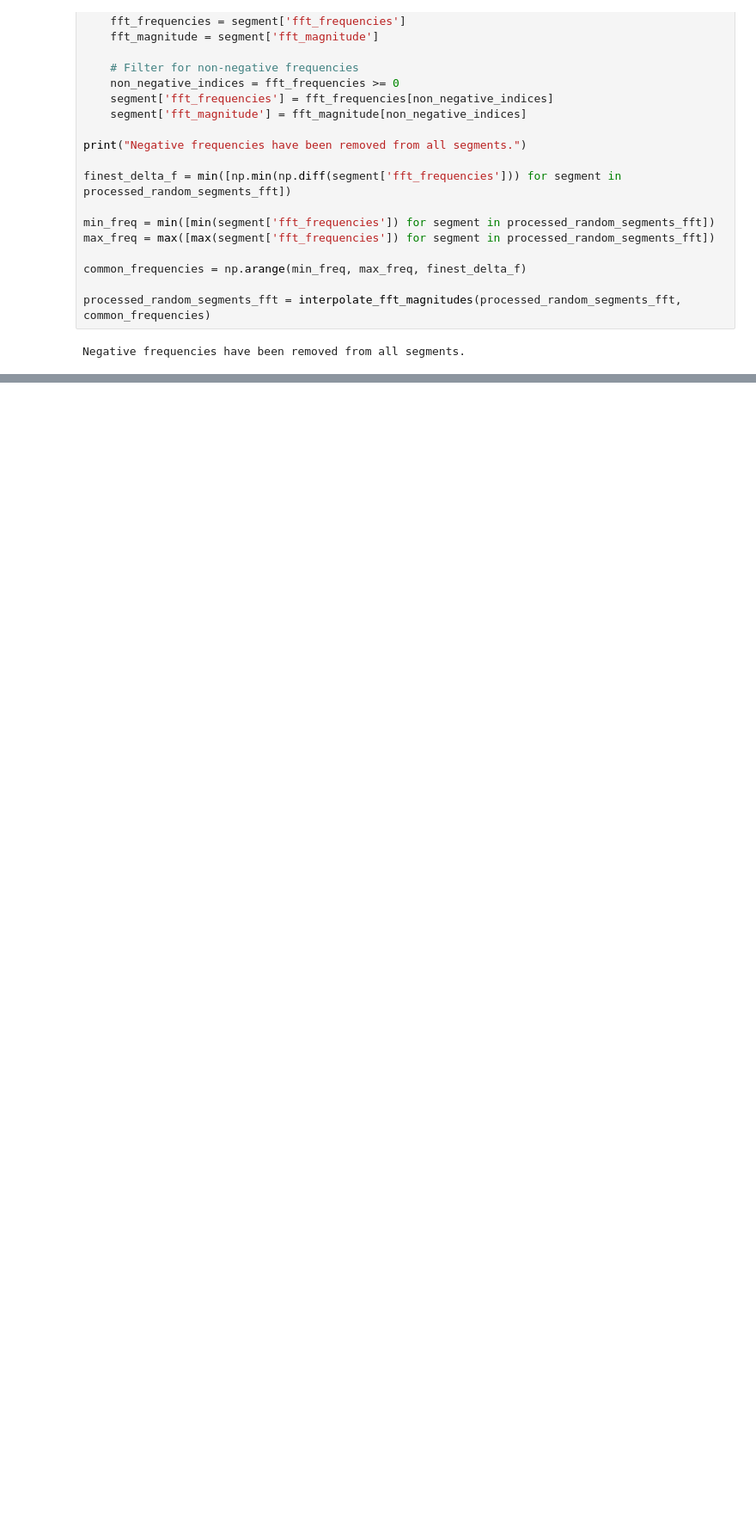
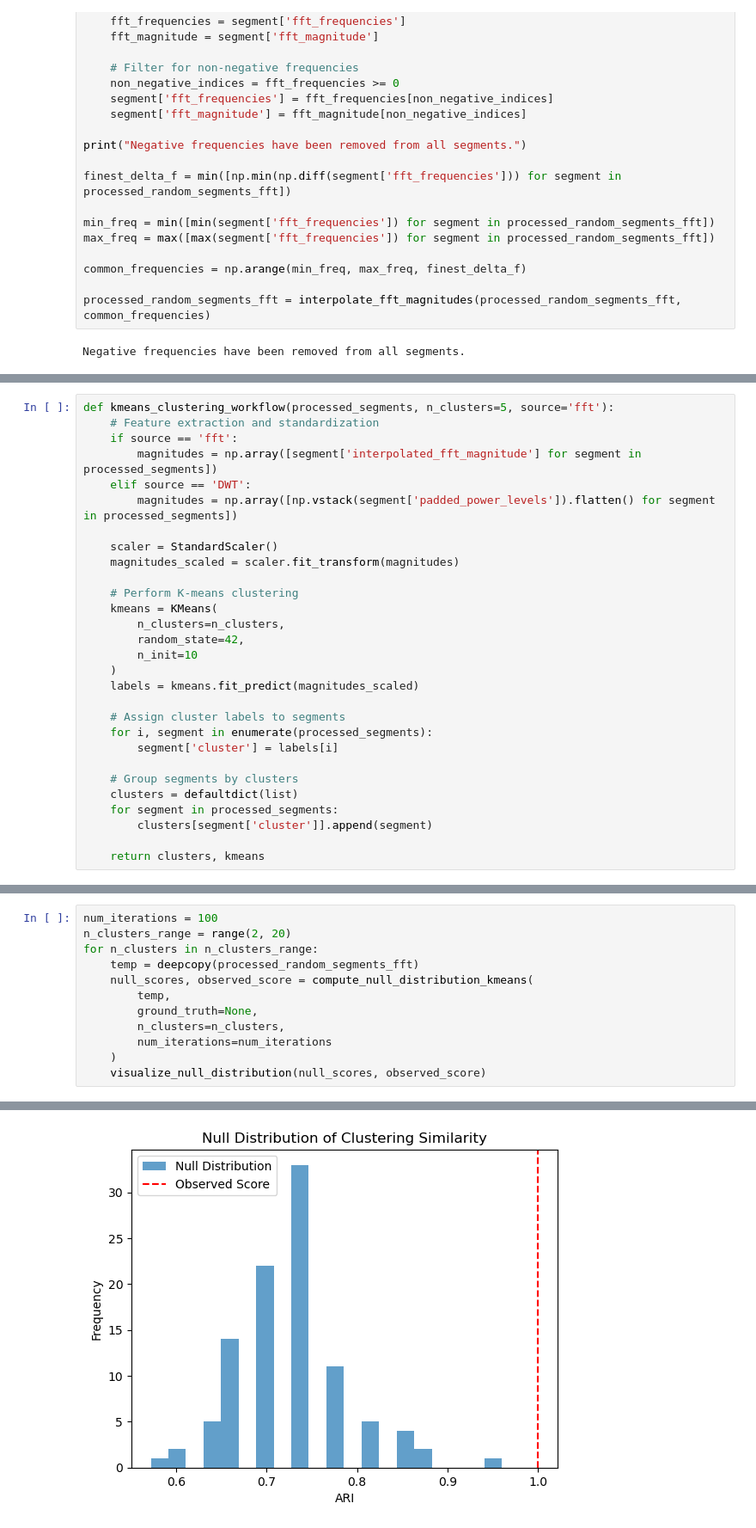
Before and after one commit to drkrs919/owlVocalization, a Jupyter notebook: scripts/nullDistributionSpecific.ipynb, the cells around one changed output, grey strips where cells are left out. Shown at 86% size. Saved outputs shown, nothing was run; the diff lists cells and outputs as text; blank space fills up the shorter version.

```diff
--- a/scripts/nullDistributionSpecific.ipynb
+++ b/scripts/nullDistributionSpecific.ipynb
@@ -268,0 +245,29 @@ True
+# %%
+def kmeans_clustering_workflow(processed_segments, n_clusters=5, source='fft'):
+    # Feature extraction and standardization
+    if source == 'fft':
+        magnitudes = np.array([segment['interpolated_fft_magnitude'] for segment in processed_segments])
+    elif source == 'DWT':
+        magnitudes = np.array([np.vstack(segment['padded_power_levels']).flatten() for segment in processed_segments])
+
+    scaler = StandardScaler()
+    magnitudes_scaled = scaler.fit_transform(magnitudes)
+
+    # Perform K-means clustering
+    kmeans = KMeans(
+        n_clusters=n_clusters,
+        random_state=42,
+        n_init=10
+    )
+    labels = kmeans.fit_predict(magnitudes_scaled)
+
+    # Assign cluster labels to segments
+    for i, segment in enumerate(processed_segments):
+        segment['cluster'] = labels[i]
+
+    # Group segments by clusters
+    clusters = defaultdict(list)
+    for segment in processed_segments:
+        clusters[segment['cluster']].append(segment)
+
+    return clusters, kmeans
@@ -268,0 +336,13 @@ True
+# %%
+num_iterations = 100
+n_clusters_range = range(2, 20)
+for n_clusters in n_clusters_range:
+    temp = deepcopy(processed_random_segments_fft)
+    null_scores, observed_score = compute_null_distribution_kmeans(
+        temp,
+        ground_truth=None,
+        n_clusters=n_clusters,
+        num_iterations=num_iterations
+    )
+    visualize_null_distribution(null_scores, observed_score)
+# %% [output]
@@ -268,0 +366 @@ True
+[figure, added]
```
Also changed, not shown: parts of 15 cells of this notebook.
